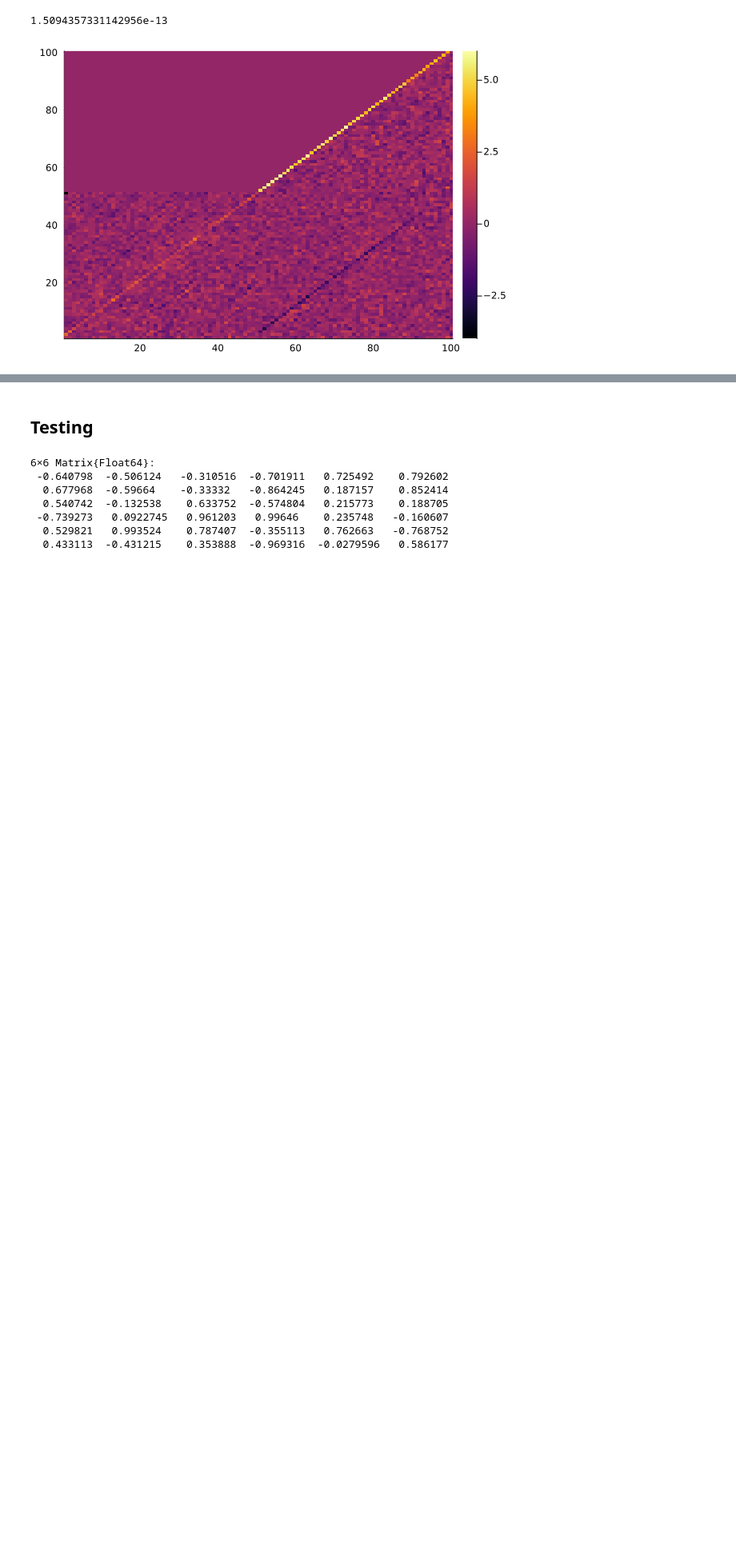
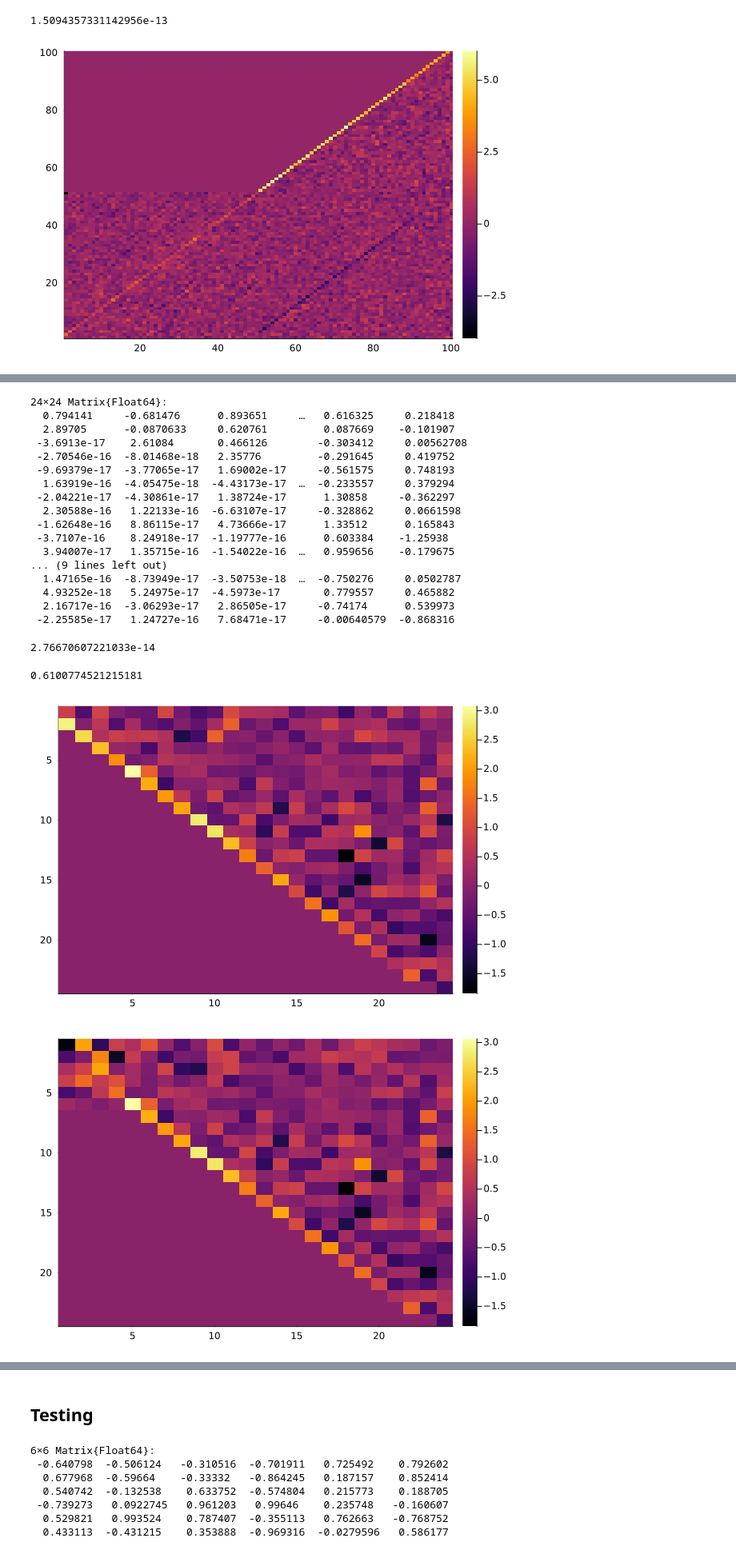
Before and after one commit to Irrodrig05/MA2600, a Jupyter notebook: HessenbergAssignment.ipynb, the cells around one changed output, grey strips where cells are left out. Shown at 80% size. Drawn from its saved outputs; the diff is of its cells as text; code cells hidden in the pictures; blank space fills up the shorter version.

Commit message:
Added bulge chase and spike

```diff
--- a/HessenbergAssignment.ipynb
+++ b/HessenbergAssignment.ipynb
@@ -211,0 +214,31 @@ heatmap(G)
+# %%
+m = 24;
+A = rand(Uniform(-1.0, 1.0), (m, m));
+H = Hess1(A, m);
+Ls = eigvals(H);
+
+# Shift vector
+mus = [1.2, 3.4, 5.6, 2.1];
+p = length(mus);
+
+# Buids initial Q
+v = zeros(m);
+v[1] = 1.0;
+
+for i in 1:p
+   v = (H - mus[i] * I) * v;
+end
+
+u = v;
+u[1] -= norm(u);
+u = normalize(u);
+Q = I - 2.0 * kron(u, u');
+
+# Builds initial bulge
+B = Q * H * Q';
+display(norm(normalize(v) - normalize(Q[:, 1])))
+
+# Display results
+display(heatmap(H, y_flip = true))
+display(heatmap(B, y_flip = true))
+# %% [output]
@@ -211,0 +279,21 @@ heatmap(G)
+24×24 Matrix{Float64}:
+  0.794141     -0.681476      0.893651     …   0.616325     0.218418
+  2.89705      -0.0870633     0.620761         0.087669    -0.101907
+ -3.6913e-17    2.61084       0.466126        -0.303412     0.00562708
+ -2.70546e-16  -8.01468e-18   2.35776         -0.291645     0.419752
+ -9.69379e-17  -3.77065e-17   1.69002e-17     -0.561575     0.748193
+  1.63919e-16  -4.05475e-18  -4.43173e-17  …  -0.233557     0.379294
+ -2.04221e-17  -4.30861e-17   1.38724e-17      1.30858     -0.362297
+  2.30588e-16   1.22133e-16  -6.63107e-17     -0.328862     0.0661598
+ -1.62648e-16   8.86115e-17   4.73666e-17      1.33512      0.165843
+ -3.7107e-16    8.24918e-17  -1.19777e-16      0.603384    -1.25938
+  3.94007e-17   1.35715e-16  -1.54022e-16  …   0.959656    -0.179675
+... (9 lines left out)
+  1.47165e-16  -8.73949e-17  -3.50753e-18  …  -0.750276     0.0502787
+  4.93252e-18   5.24975e-17  -4.5973e-17       0.779557     0.465882
+  2.16717e-16  -3.06293e-17   2.86505e-17     -0.74174      0.539973
+ -2.25585e-17   1.24727e-16   7.68471e-17     -0.00640579  -0.868316
+2.76670607221033e-14
+0.6100774521215181
+[figure, added]
+[figure, added]
```
Also changed, not shown: parts of 8 cells of this notebook.
